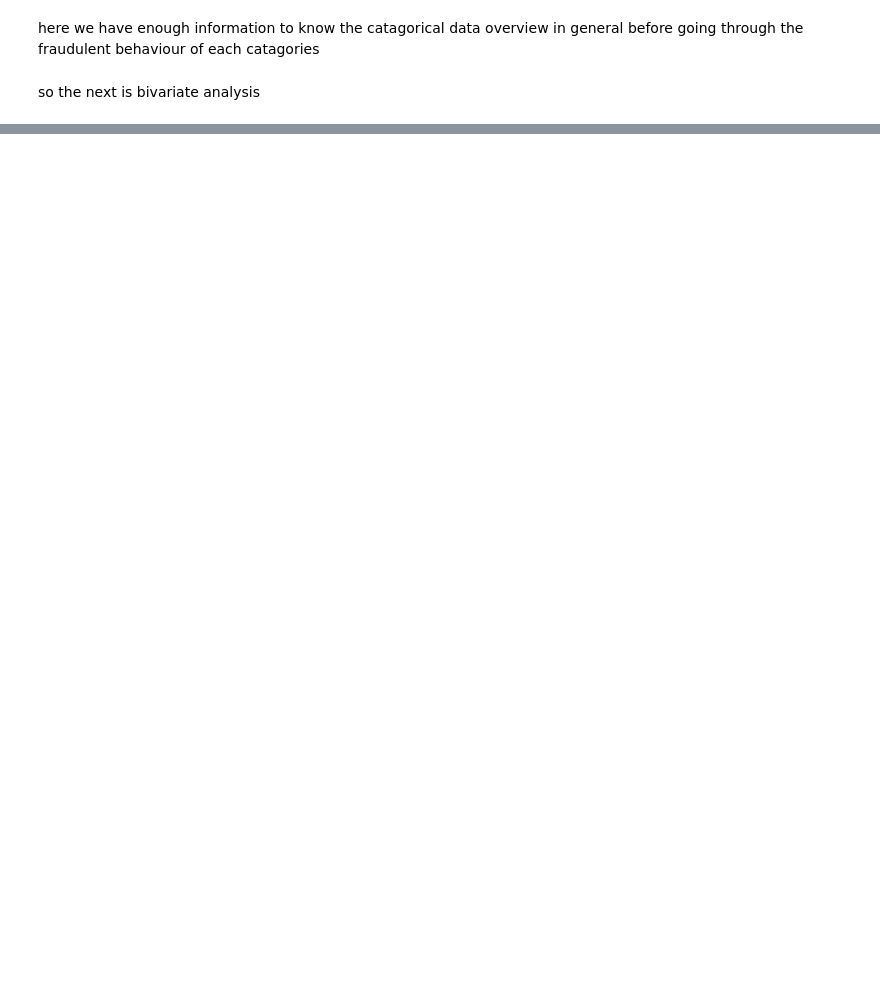
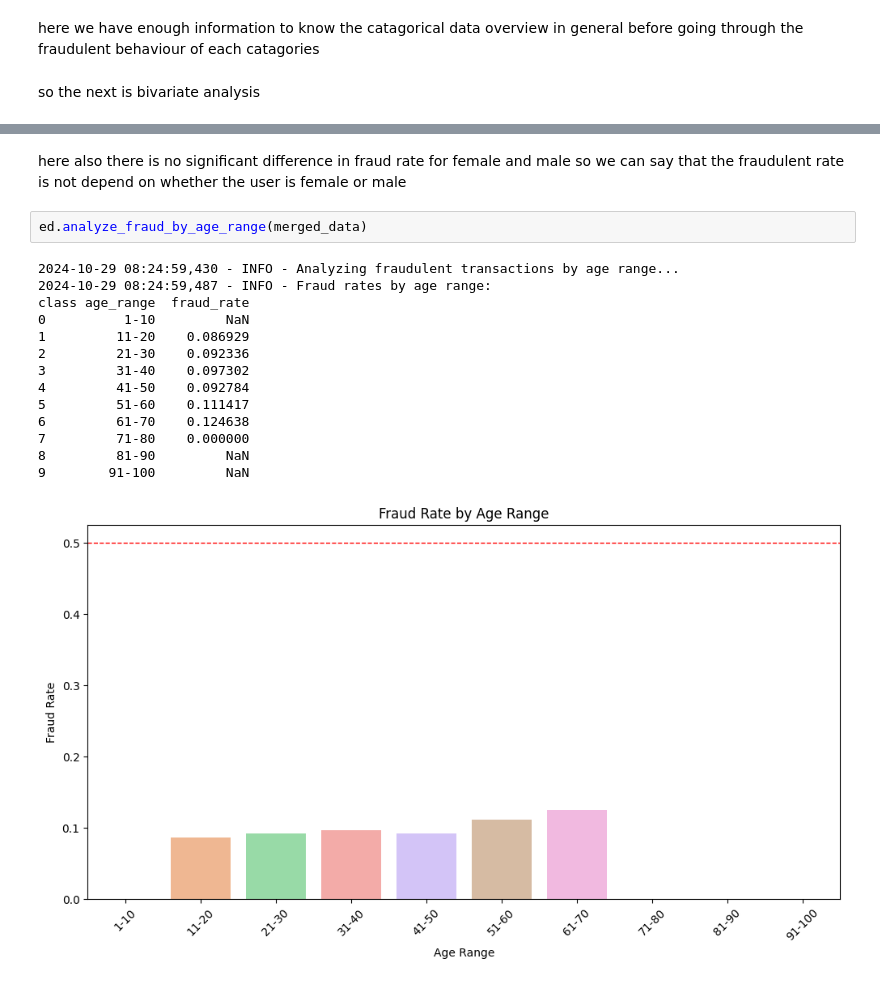
Before and after one commit to beza328/Fraud-Detection, a Jupyter notebook: Notebook/Eda.ipynb, the cells around one changed output, grey strips where cells are left out. Cells and saved outputs as stored; diff of their text form; blank space fills up the shorter version.

```diff
--- a/Notebook/Eda.ipynb
+++ b/Notebook/Eda.ipynb
@@ -434,0 +468,19 @@ AttributeError: module 'Eda' has no attribute 'analyze_fraud_by_source'
+# %% [markdown]
+here also there is no significant difference in fraud rate for female and male so we can say that the fraudulent rate is not depend on whether the user is female or male
+# %%
+ed.analyze_fraud_by_age_range(merged_data)
+# %% [output]
+2024-10-29 08:24:59,430 - INFO - Analyzing fraudulent transactions by age range...
+2024-10-29 08:24:59,487 - INFO - Fraud rates by age range:
+class age_range  fraud_rate
+0          1-10         NaN
+1         11-20    0.086929
+2         21-30    0.092336
+3         31-40    0.097302
+4         41-50    0.092784
+5         51-60    0.111417
+6         61-70    0.124638
+7         71-80    0.000000
+8         81-90         NaN
+9        91-100         NaN
+[figure, added]
```
Also changed, not shown: parts of 28 cells of this notebook, 5 other files.
